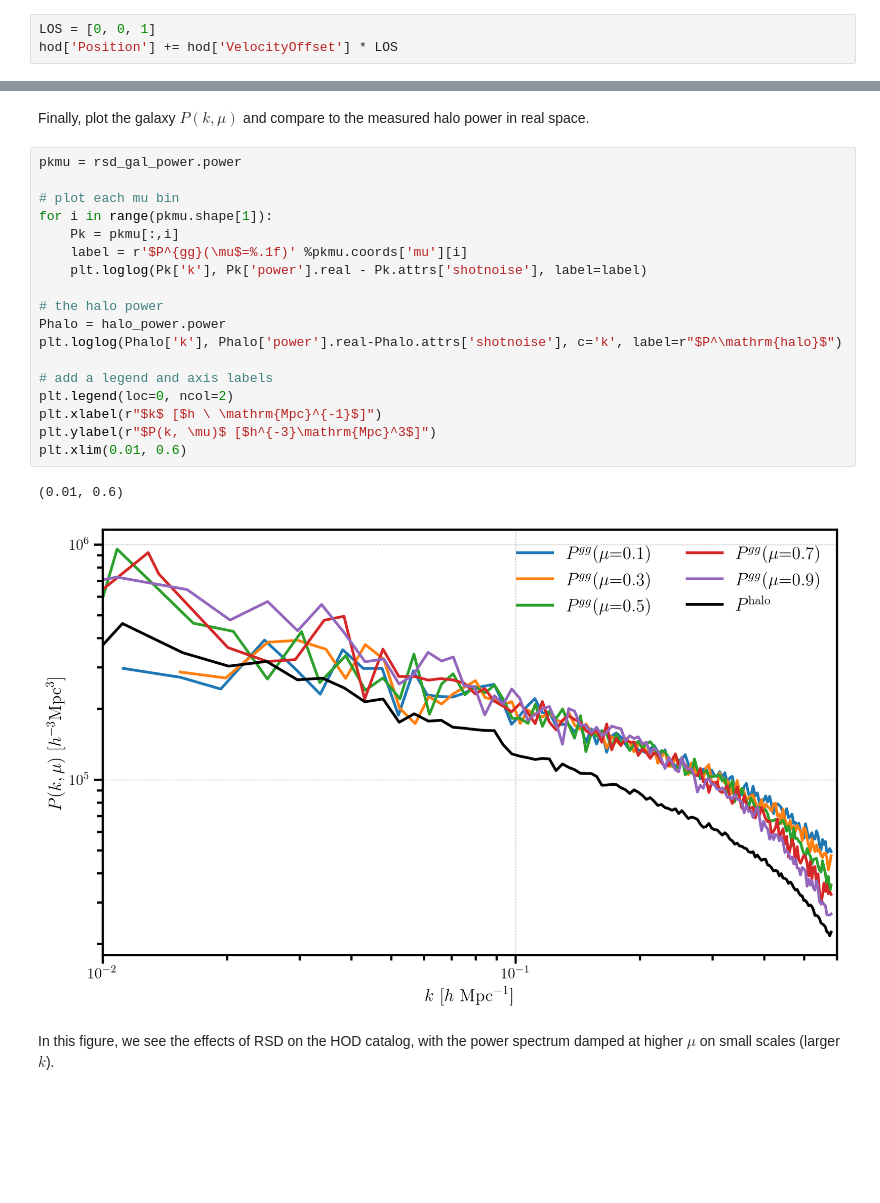
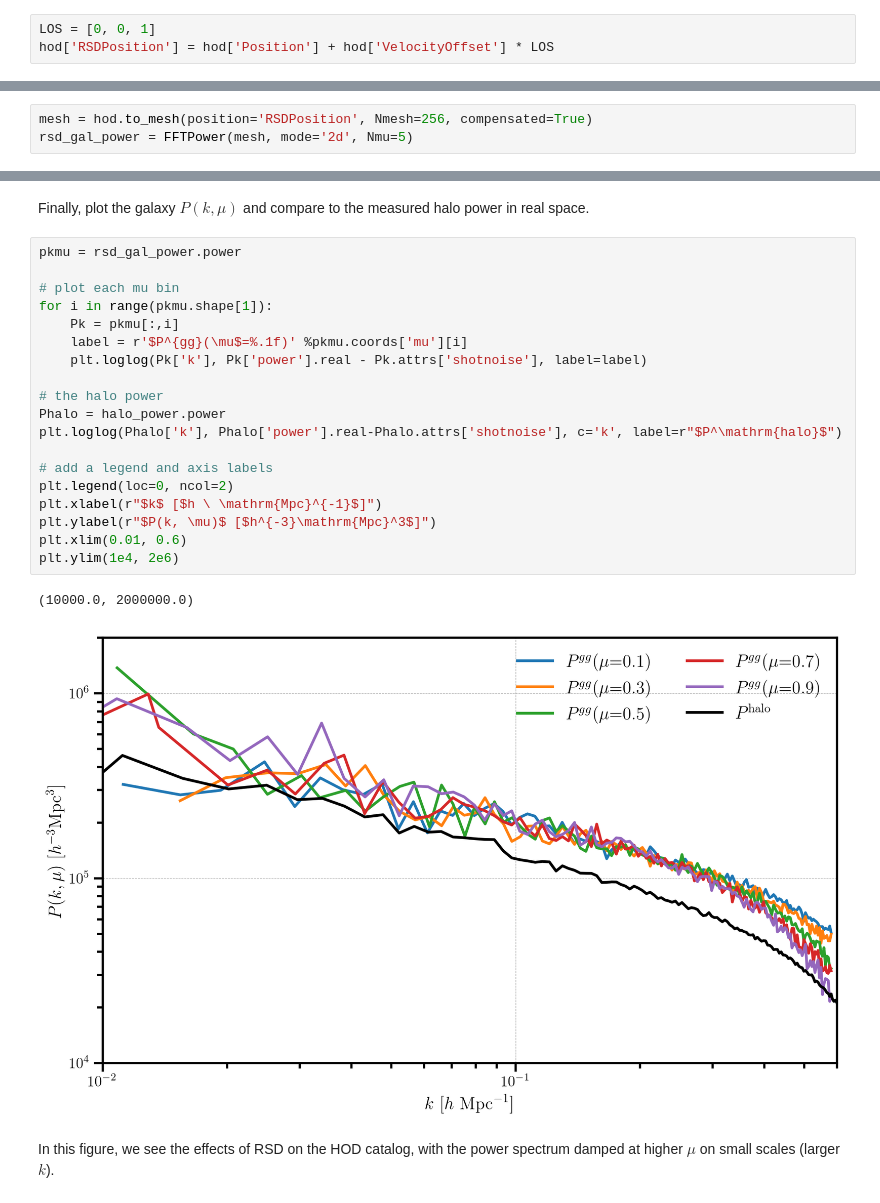
Before and after one commit to bccp/nbodykit, a Jupyter notebook: docs/source/cookbook/hod-mocks.ipynb, the cells around one changed output, grey strips where cells are left out. Drawn from its saved outputs; the diff is of its cells as text; blank space fills up the shorter version.

```diff
--- a/docs/source/cookbook/hod-mocks.ipynb
+++ b/docs/source/cookbook/hod-mocks.ipynb
@@ -132,6 +133,6 @@ Here, we see the high bias of the satellite power spectrum (green). Because the
 First, we convert HOD galaxy positions from real to redshift space.
 # %%
 LOS = [0, 0, 1]
-hod['Position'] += hod['VelocityOffset'] * LOS
+hod['RSDPosition'] = hod['Position'] + hod['VelocityOffset'] * LOS
 # %% [markdown]
 And then compute $P(k,\mu)$ for the full HOD galaxy catalog in five $\mu$ bins.
@@ -145,0 +139,3 @@ rsd_gal_power = FFTPower(hod, mode='2d', Nmu=5, Nmesh=256)
+# %%
+mesh = hod.to_mesh(position='RSDPosition', Nmesh=256, compensated=True)
+rsd_gal_power = FFTPower(mesh, mode='2d', Nmu=5)
@@ -148,23 +150,24 @@ Finally, plot the galaxy $P(k,\mu)$ and compare to the measured halo power in re
 # %%
 pkmu = rsd_gal_power.power
 
 # plot each mu bin
 for i in range(pkmu.shape[1]):
     Pk = pkmu[:,i]
     label = r'$P^{gg}(\mu$=%.1f)' %pkmu.coords['mu'][i]
     plt.loglog(Pk['k'], Pk['power'].real - Pk.attrs['shotnoise'], label=label)
 
 # the halo power
 Phalo = halo_power.power
 plt.loglog(Phalo['k'], Phalo['power'].real-Phalo.attrs['shotnoise'], c='k', label=r"$P^\mathrm{halo}$")
 
 # add a legend and axis labels
 plt.legend(loc=0, ncol=2)
 plt.xlabel(r"$k$ [$h \ \mathrm{Mpc}^{-1}$]")
 plt.ylabel(r"$P(k, \mu)$ [$h^{-3}\mathrm{Mpc}^3$]")
 plt.xlim(0.01, 0.6)
+plt.ylim(1e4, 2e6)
 # %% [output]
-(0.01, 0.6)
+(10000.0, 2000000.0)
-[figure, old version]
+[figure, new version]
 # %% [markdown]
 In this figure, we see the effects of RSD on the HOD catalog, with the power spectrum damped at higher $\mu$ on small scales (larger $k$).
```
Also changed, not shown: parts of 12 cells of this notebook, 3 other files.
